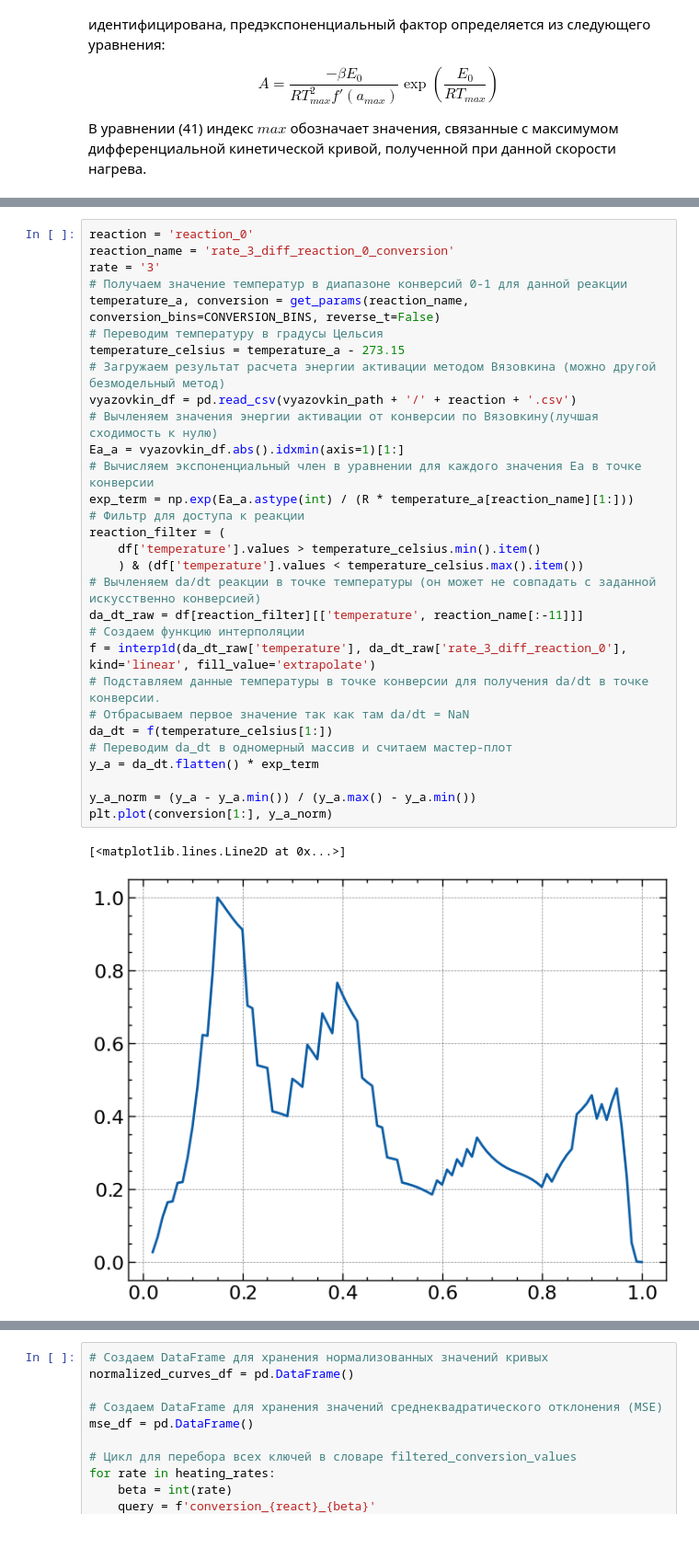
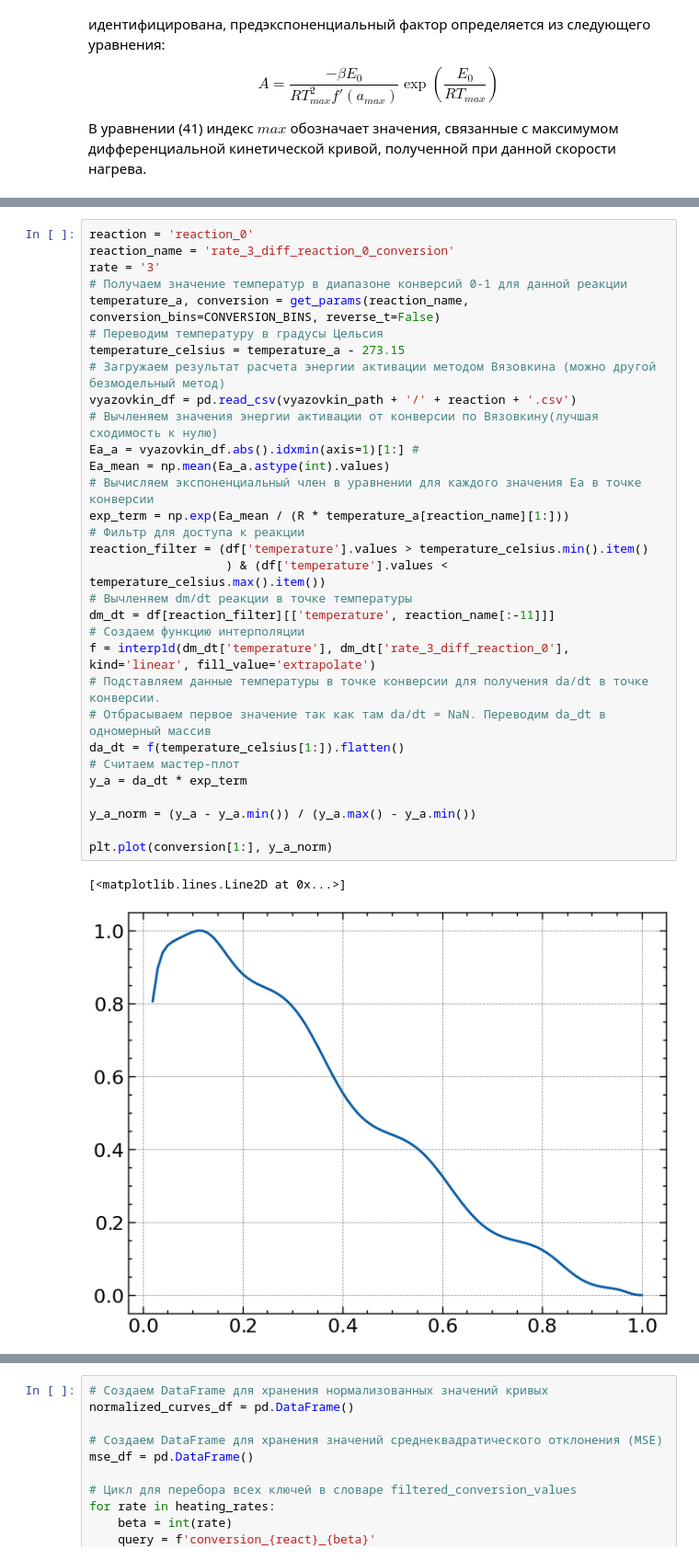
Before and after one commit to kdavjd/isoconversion_study_of_reaction_kinetics, a Jupyter notebook: isoconversion_studyes.ipynb, the cells around one changed output, grey strips where cells are left out. Shown at 92% size. Drawn from its saved outputs; the diff is of its cells as text.

```diff
--- a/isoconversion_studyes.ipynb
+++ b/isoconversion_studyes.ipynb
@@ -1256,33 +1294,34 @@ plt.show()
 # %%
 reaction = 'reaction_0'
 reaction_name = 'rate_3_diff_reaction_0_conversion'
 rate = '3'
 # Получаем значение температур в диапазоне конверсий 0-1 для данной реакции
 temperature_a, conversion = get_params(reaction_name, conversion_bins=CONVERSION_BINS, reverse_t=False)
 # Переводим температуру в градусы Цельсия
 temperature_celsius = temperature_a - 273.15
 # Загружаем результат расчета энергии активации методом Вязовкина (можно другой безмодельный метод)
 vyazovkin_df = pd.read_csv(vyazovkin_path + '/' + reaction + '.csv')
 # Вычленяем значения энергии активации от конверсии по Вязовкину(лучшая сходимость к нулю)
-Ea_a = vyazovkin_df.abs().idxmin(axis=1)[1:]
+Ea_a = vyazovkin_df.abs().idxmin(axis=1)[1:] #
+Ea_mean = np.mean(Ea_a.astype(int).values)
 # Вычисляем экспоненциальный член в уравнении для каждого значения Ea в точке конверсии
-exp_term = np.exp(Ea_a.astype(int) / (R * temperature_a[reaction_name][1:]))
+exp_term = np.exp(Ea_mean / (R * temperature_a[reaction_name][1:]))
 # Фильтр для доступа к реакции
-reaction_filter = (
-    df['temperature'].values > temperature_celsius.min().item()
-    ) & (df['temperature'].values < temperature_celsius.max().item())
-# Вычленяем da/dt реакции в точке температуры (он может не совпадать с заданной искусственно конверсией)
-da_dt_raw = df[reaction_filter][['temperature', reaction_name[:-11]]]
+reaction_filter = (df['temperature'].values > temperature_celsius.min().item()
+                   ) & (df['temperature'].values < temperature_celsius.max().item())
+# Вычленяем dm/dt реакции в точке температуры
+dm_dt = df[reaction_filter][['temperature', reaction_name[:-11]]]
 # Создаем функцию интерполяции
-f = interp1d(da_dt_raw['temperature'], da_dt_raw['rate_3_diff_reaction_0'], kind='linear', fill_value='extrapolate')
+f = interp1d(dm_dt['temperature'], dm_dt['rate_3_diff_reaction_0'], kind='linear', fill_value='extrapolate')
 # Подставляем данные температуры в точке конверсии для получения da/dt в точке конверсии.
-# Отбрасываем первое значение так как там da/dt = NaN
-da_dt = f(temperature_celsius[1:])
-# Переводим da_dt в одномерный массив и считаем мастер-плот
-y_a = da_dt.flatten() * exp_term
+# Отбрасываем первое значение так как там da/dt = NaN. Переводим da_dt в одномерный массив
+da_dt = f(temperature_celsius[1:]).flatten()
+# Cчитаем мастер-плот
+y_a = da_dt * exp_term
 
 y_a_norm = (y_a - y_a.min()) / (y_a.max() - y_a.min())
+
 plt.plot(conversion[1:], y_a_norm)
 # %% [output]
 [<matplotlib.lines.Line2D at 0x...>]
-[figure, old version]
+[figure, new version]
```
Also changed, not shown: parts of 9 cells of this notebook.
